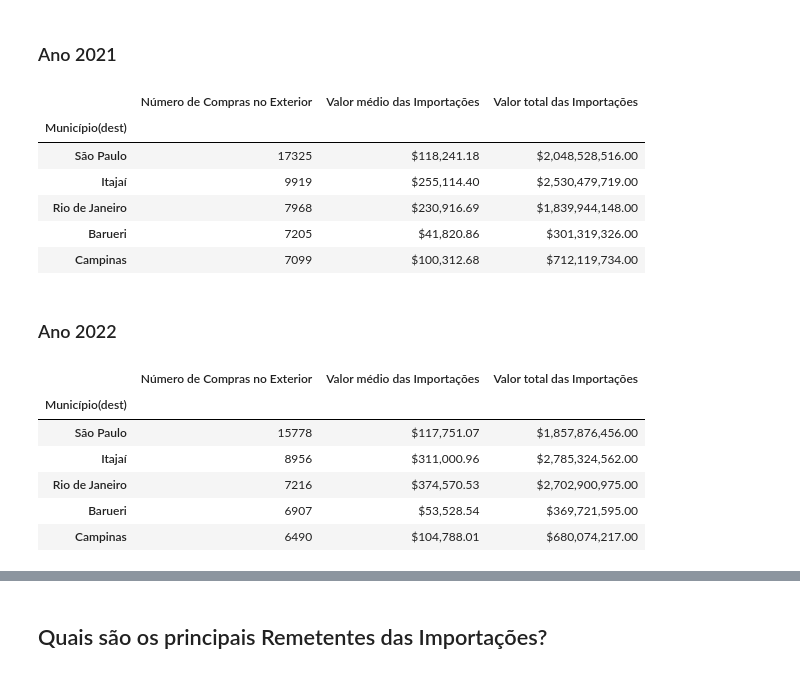
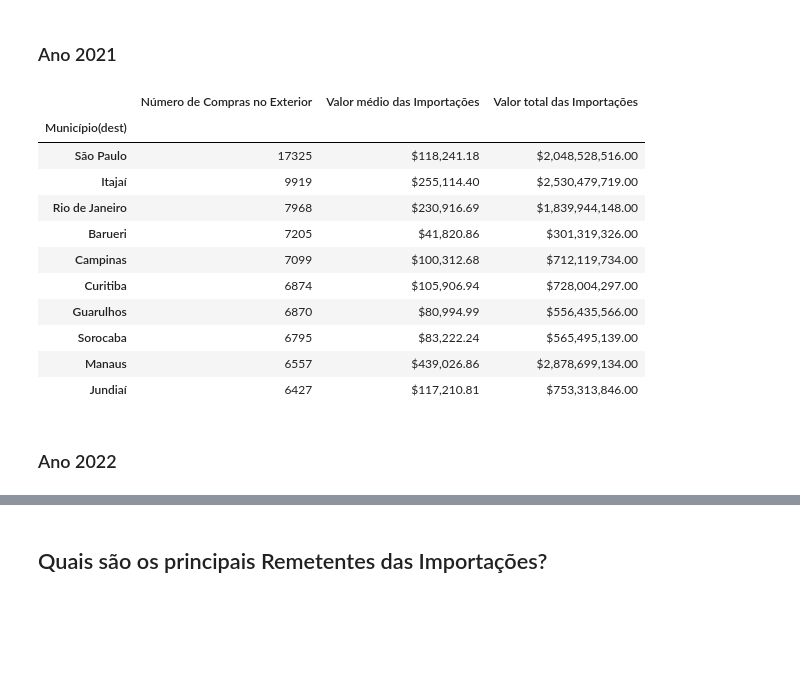
Before and after one commit to MarioBarcelos/analise_de_comercio_imp_exp, a Jupyter notebook: importacoes2122.ipynb, the cells around one changed output, grey strips where cells are left out. Saved outputs shown, nothing was run; the diff lists cells and outputs as text; code cells hidden in the pictures; blank space fills up the shorter version.

```diff
--- a/importacoes2122.ipynb
+++ b/importacoes2122.ipynb
@@ -270,25 +283,21 @@ Detalhamento dos valores movimentados por Municípios no Período.
 # %%
-# Agrupando Valores
-mun_media21 = dfi21.groupby(["Município(dest)"]).mean()["Total_em_Dólar"].rename("Valor médio das Importações")
-mun_total21 = dfi21.groupby(["Município(dest)"]).sum()["Total_em_Dólar"].rename("Valor total das Importações")
-mun_count21 = dfi21.groupby(["Município(dest)"]).count()["Total_em_Dólar"].rename("Número de Compras no Exterior")
-
-# Criando um DataFrame dos Municípios com os valores agrupados
-mun_analises21 = pd.DataFrame({"Número de Compras no Exterior" : mun_count21,
-                               "Valor médio das Importações" : mun_media21,
-                               "Valor total das Importações" : mun_total21})
-
 # Edito a formatação numérica dos dados
 mun_analises21 ["Valor total das Importações"] = mun_analises21["Valor total das Importações"].map("${:,.2f}".format)
 mun_analises21 ["Valor médio das Importações"] = mun_analises21["Valor médio das Importações"].map("${:,.2f}".format)
-mun_analises21.sort_values("Número de Compras no Exterior", ascending=False).head()
-# %% [output]
-|  | Número de Compras no Exterior | Valor médio das Importações | Valor total das Importações |
-| Município(dest) |  |  |  |
-| São Paulo | 17325 | $118,241.18 | $2,048,528,516.00 |
-| Itajaí | 9919 | $255,114.40 | $2,530,479,719.00 |
-| Rio de Janeiro | 7968 | $230,916.69 | $1,839,944,148.00 |
-| Barueri | 7205 | $41,820.86 | $301,319,326.00 |
-| Campinas | 7099 | $100,312.68 | $712,119,734.00 |
+# %%
+mun_analises21.sort_values("Número de Compras no Exterior", ascending=False).head(10)
+# %% [output]
+|  | Número de Compras no Exterior | Valor médio das Importações | Valor total das Importações |
+| Município(dest) |  |  |  |
+| São Paulo | 17325 | $118,241.18 | $2,048,528,516.00 |
+| Itajaí | 9919 | $255,114.40 | $2,530,479,719.00 |
+| Rio de Janeiro | 7968 | $230,916.69 | $1,839,944,148.00 |
+| Barueri | 7205 | $41,820.86 | $301,319,326.00 |
+| Campinas | 7099 | $100,312.68 | $712,119,734.00 |
+| Curitiba | 6874 | $105,906.94 | $728,004,297.00 |
+| Guarulhos | 6870 | $80,994.99 | $556,435,566.00 |
+| Sorocaba | 6795 | $83,222.24 | $565,495,139.00 |
+| Manaus | 6557 | $439,026.86 | $2,878,699,134.00 |
+| Jundiaí | 6427 | $117,210.81 | $753,313,846.00 |
 # %% [markdown]
 ### Ano 2022
@@ -295,23 +314,4 @@ mun_analises21.sort_values("Número de Compras no Exterior", ascending=False).he
 # %%
-# Agrupando Valores
-mun_media22 = dfi22.groupby(["Município(dest)"]).mean()["Total_em_Dólar"].rename("Valor médio das Importações")
-mun_total22 = dfi22.groupby(["Município(dest)"]).sum()["Total_em_Dólar"].rename("Valor total das Importações")
-mun_count22 = dfi22.groupby(["Município(dest)"]).count()["Total_em_Dólar"].rename("Número de Compras no Exterior")
-
-# Criando um DataFrame dos Municípios com os valores agrupados
-mun_analises22 = pd.DataFrame({"Número de Compras no Exterior" : mun_count22,
-                               "Valor médio das Importações" : mun_media22,
-                               "Valor total das Importações" : mun_total22})
-
 # Edito a formatação numérica dos dados
 mun_analises22 ["Valor total das Importações"] = mun_analises22["Valor total das Importações"].map("${:,.2f}".format)
 mun_analises22 ["Valor médio das Importações"] = mun_analises22["Valor médio das Importações"].map("${:,.2f}".format)
-mun_analises22.sort_values("Número de Compras no Exterior", ascending=False).head()
-# %% [output]
-|  | Número de Compras no Exterior | Valor médio das Importações | Valor total das Importações |
-| Município(dest) |  |  |  |
-| São Paulo | 15778 | $117,751.07 | $1,857,876,456.00 |
-| Itajaí | 8956 | $311,000.96 | $2,785,324,562.00 |
-| Rio de Janeiro | 7216 | $374,570.53 | $2,702,900,975.00 |
-| Barueri | 6907 | $53,528.54 | $369,721,595.00 |
-| Campinas | 6490 | $104,788.01 | $680,074,217.00 |
```
Also changed, not shown: parts of 25 cells of this notebook.
